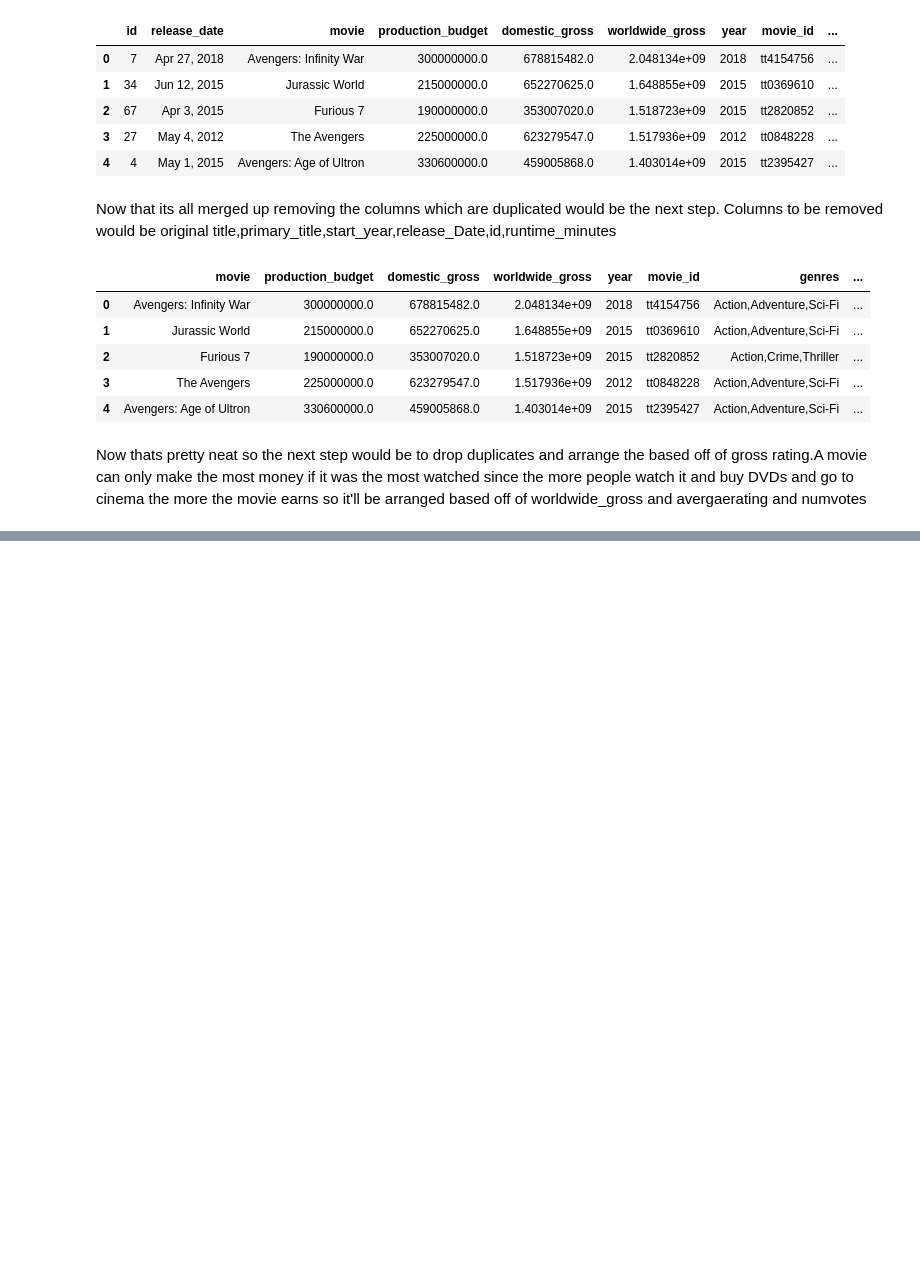
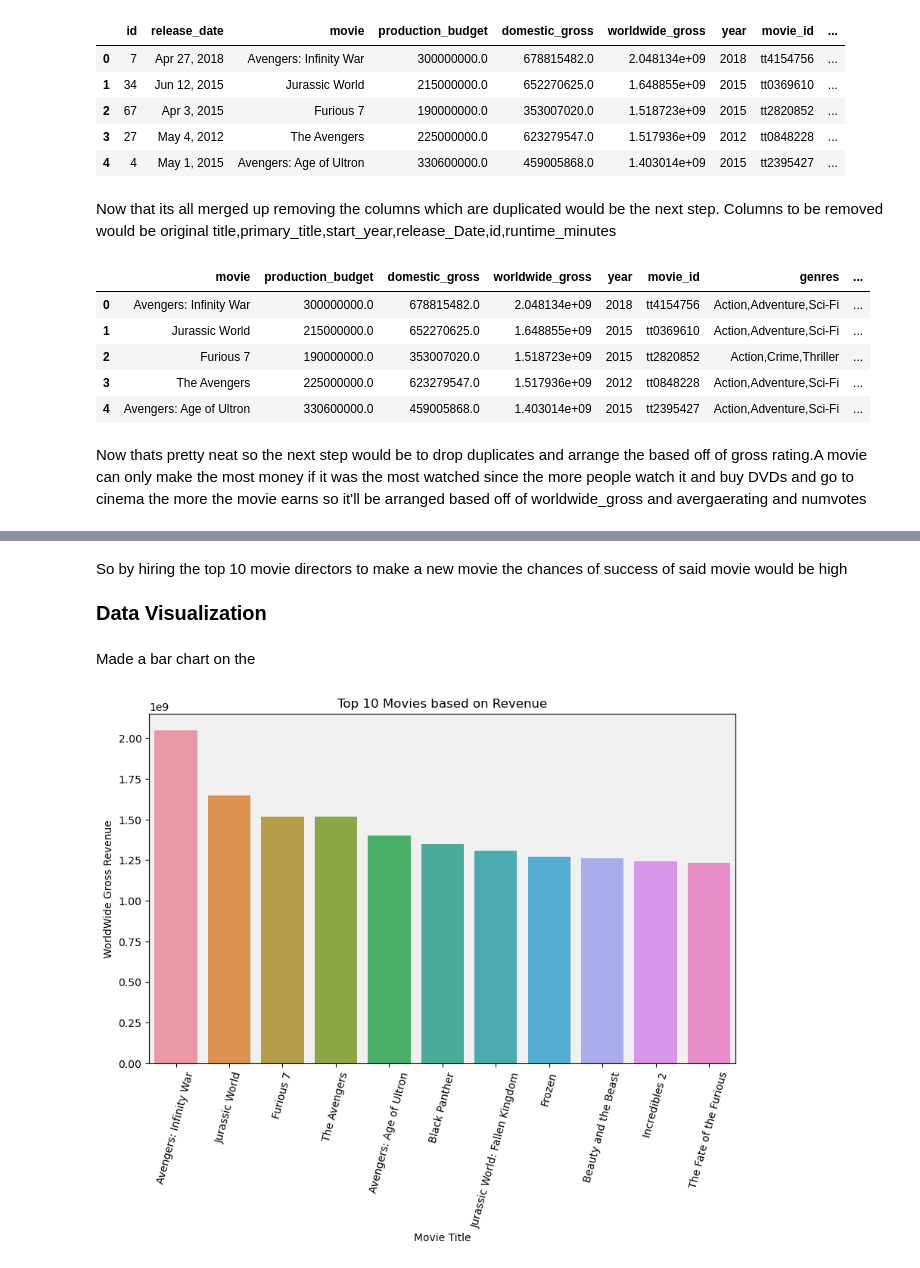
Before and after one commit to IceyPanda23/Phase-1-project, a Jupyter notebook: project.ipynb, the cells around one changed output, grey strips where cells are left out. Cells and saved outputs as stored; diff of their text form; code cells hidden in the pictures; blank space fills up the shorter version.

Commit message:
Data Analysis some visualization

```diff
--- a/project.ipynb
+++ b/project.ipynb
@@ -418,0 +409,3 @@ Done.
+# %%
+top_10_movies_revenue = imdb_budget.loc[:10,['movie','production_budget','worldwide_gross']]
+top_10_movies_revenue
@@ -418,0 +472,17 @@ Done.
+# %% [markdown]
+So by hiring the top 10 movie directors to make a new movie the chances of success of said movie would be high
+# %% [markdown]
+**<span style="font-size:20px;">Data Visualization</span>**
+# %% [markdown]
+Made a bar chart on the
+# %%
+movie_revenue, ax = plt.subplots(figsize=(10,6));
+sns.barplot(x=top_10_movies_revenue['movie'], y=top_10_movies_revenue['worldwide_gross']);
+ax.set_xlabel('Movie Title');
+ax.set_ylabel('WorldWide Gross Revenue');
+ax.set_title('Top 10 Movies based on Revenue');
+plt.gca().set_facecolor('#f0f0f0')
+plt.xticks(rotation = 75);
+plt.show();
+# %% [output]
+[figure, added]
```
Also changed, not shown: parts of 17 cells of this notebook.
